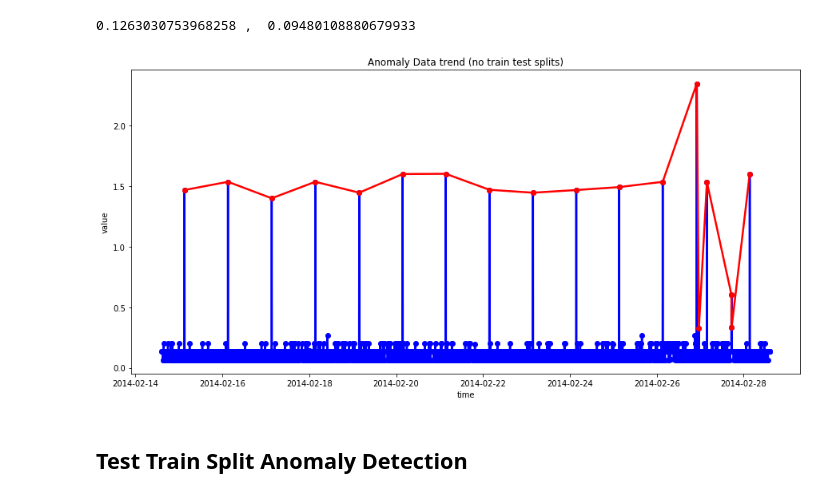
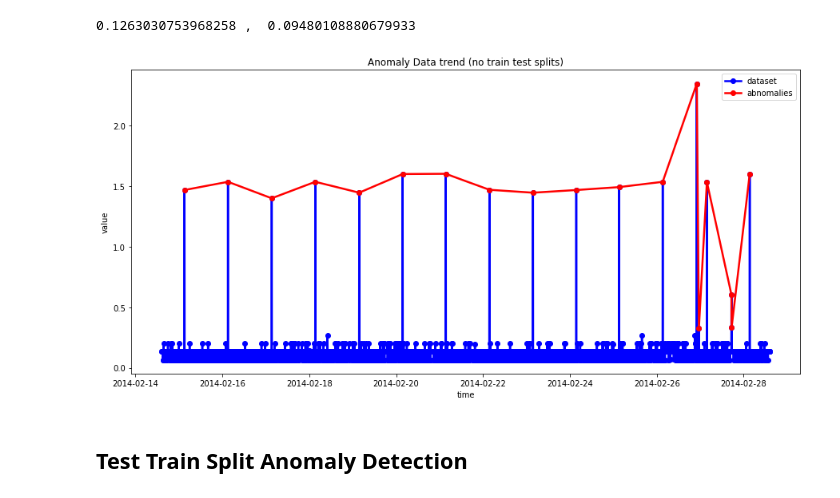
Before and after one commit to intuit/foremast-brain, a Jupyter notebook: src/jupyter_notebooks/Foremast-Brain-Algorithms.ipynb, the cells around one changed output. Drawn from its saved outputs; the diff is of its cells as text; code cells hidden in the pictures.

Commit message:
add legend and data file
1)add datafile
2) add label and legend

```diff
--- a/src/jupyter_notebooks/Foremast-Brain-Algorithms.ipynb
+++ b/src/jupyter_notebooks/Foremast-Brain-Algorithms.ipynb
@@ -66,20 +66,21 @@ ads, atsdata,anomalies = detectAnomalies( df,mean, deviation)
 # %%
 
 plt.figure(figsize=(15, 7))
 
 
 
 
-plt.plot_date(plt_ds, df.y,color="blue", linewidth=2.5, linestyle="-")
+plt.plot_date(plt_ds, df.y,color="blue", linewidth=2.5, linestyle="-", label='dataset')
 plat_ads= [date2num(d)  for d in ads]
 
-plt.plot_date(plat_ads, atsdata,color="red", linewidth=2.5, linestyle="-")
+plt.plot_date(plat_ads, atsdata,color="red", linewidth=2.5, linestyle="-", label='abnomalies')
 plt.title('Anomaly Data trend (no train test splits)')
 plt.xlabel('time')
 plt.ylabel('value')
+plt.legend()
 plt.show()
 # %% [output]
-[figure, old version]
+[figure, new version]
 # %% [markdown]
 ## Test Train Split Anomaly Detection
 # %%
```
Also changed, not shown: parts of 6 cells of this notebook, 1 other file.
